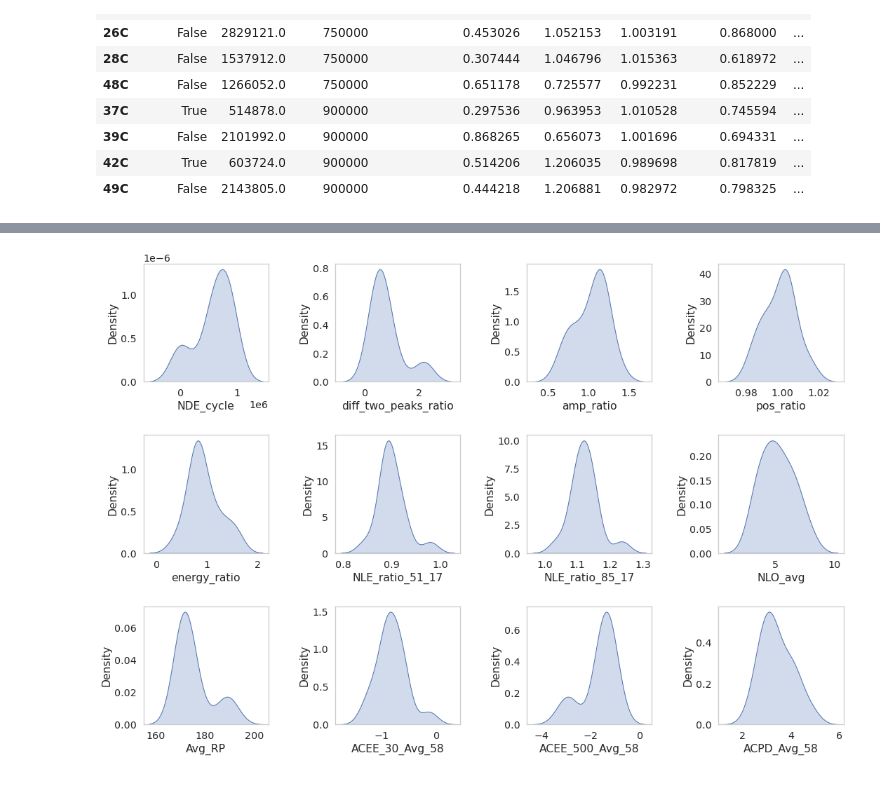
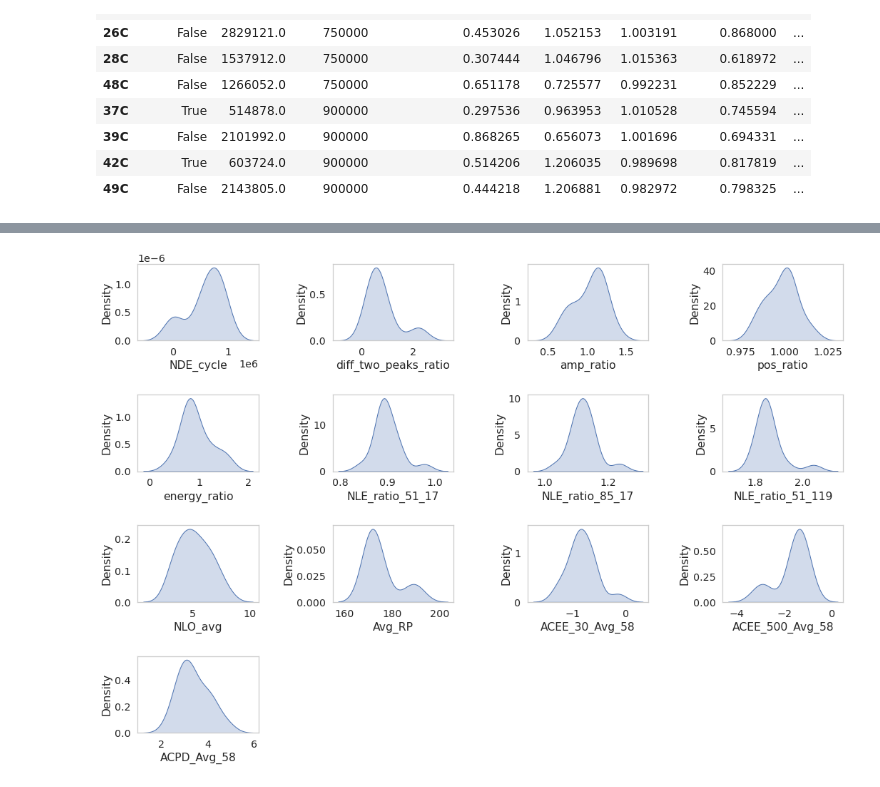
Before and after one commit to Marie-anneMawhin/Oct20_EPRI, a Jupyter notebook: Task3/NB/NB_data_exploration/Merge_corr_reg.ipynb, the cells around one changed output, grey strips where cells are left out. Drawn from its saved outputs; the diff is of its cells as text; code cells hidden in the pictures.

```diff
--- a/Task3/NB/NB_data_exploration/Merge_corr_reg.ipynb
+++ b/Task3/NB/NB_data_exploration/Merge_corr_reg.ipynb
@@ -97,10 +99,13 @@ sns.set(font_scale=1.3)
 sns.set_style("whitegrid", {'axes.grid' : False})
 
 
-fig, axes = plt.subplots(3, 4,  sharex=False, sharey=True, figsize=(15,10))
+fig, axes = plt.subplots(4, 4,  sharex=False, sharey=True, figsize=(15,10))
 plt.tight_layout(h_pad=3, w_pad=3)
 
 for ax, col in zip(axes.flatten(), data.drop(['Observed'], axis=1).columns[1:]):
 
     sns.kdeplot(x=col, y='F_Time', data=data, fill=True, ax=ax)
+fig.delaxes(axes[3,3])
+fig.delaxes(axes[3,2])
+fig.delaxes(axes[3,1])
 # %% [output]
@@ -108,16 +113,20 @@ for ax, col in zip(axes.flatten(), data.drop(['Observed'], axis=1).columns[1:]):
 # %%
 sns.set(font_scale=1.3)
 sns.set_style("whitegrid", {'axes.grid' : False})
 
 
-fig, axes = plt.subplots(3, 4,  sharex=False, sharey=False, figsize=(15,10))
+fig, axes = plt.subplots(4, 4,  sharex=False, sharey=False, figsize=(15,10))
 plt.tight_layout(h_pad=3, w_pad=3)
 
 for ax, col in zip(axes.flatten(), data.drop(['Observed'], axis=1).columns[1:]):
 
     sns.kdeplot(x=col, data=data, fill=True, ax=ax)
+
+fig.delaxes(axes[3,3])
+fig.delaxes(axes[3,2])
+fig.delaxes(axes[3,1])
 # %% [output]
-[figure, old version]
+[figure, new version]
 # %%
 test = pd.melt(data_f,
                id_vars=['F_Time'])
```
Also changed, not shown: parts of 8 cells of this notebook, 2 other files.
